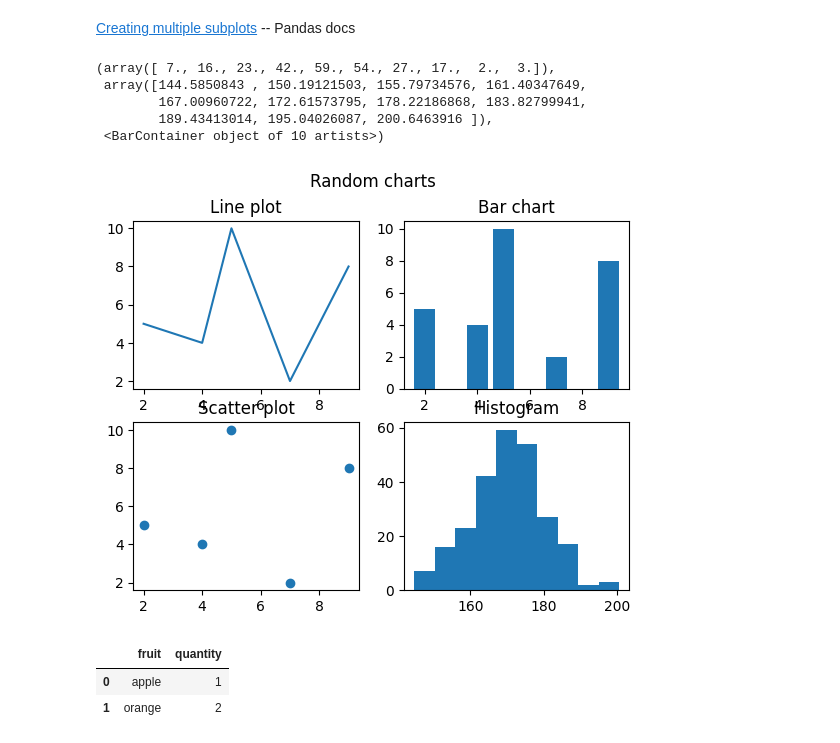
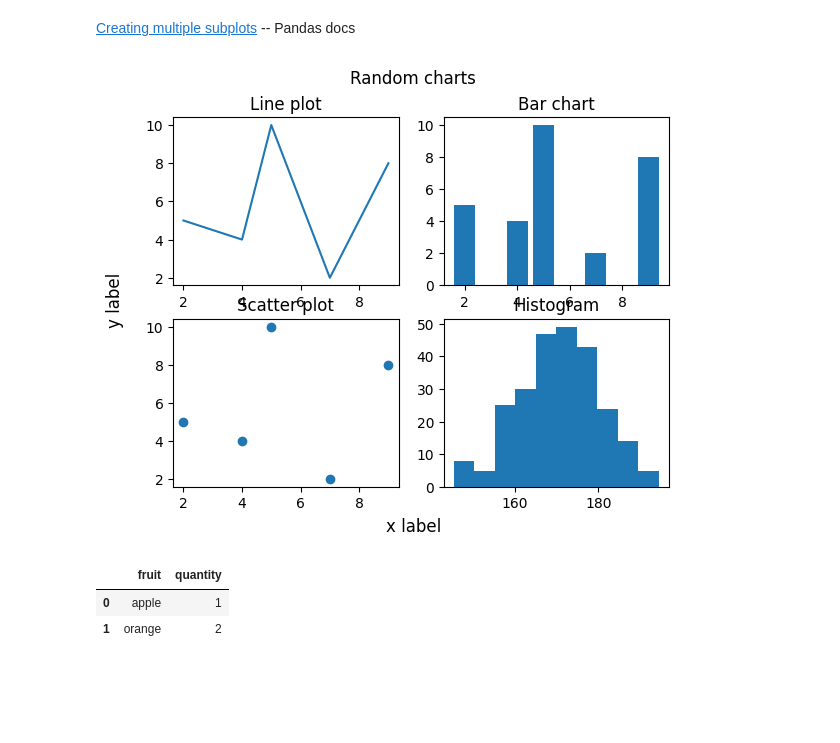
Before and after one commit to arnavjagia/5-sem-lab, a Jupyter notebook: ML/dump/Lab02asdf.ipynb, the cells around one changed output. Saved outputs shown, nothing was run; the diff lists cells and outputs as text; code cells hidden in the pictures; blank space fills up the shorter version.

```diff
--- a/ML/dump/Lab02asdf.ipynb
+++ b/ML/dump/Lab02asdf.ipynb
@@ -7,29 +7,29 @@ import numpy as np
 # %%
 X = [2, 4, 5, 7, 9]
 Y = [5, 4, 10, 2, 8]
 
 fig, axes = plt.subplots(nrows=2, ncols=2)
 fig.suptitle('Random charts')
+fig.supxlabel("x label")
+fig.supylabel("y label")
 
 axes[0, 0].set_title('Line plot')
 axes[0, 0].plot(X, Y)
+# axes[0, 0].set_xlabel("axes[0, 0]'s own xlabel")
 
 axes[0, 1].set_title('Bar chart')
 axes[0, 1].bar(X, Y)
 
 axes[1, 0].set_title('Scatter plot')
 axes[1, 0].scatter(X, Y)
 
 distribution = np.random.normal(170, 10, 250)
 axes[1, 1].set_title('Histogram')
 axes[1, 1].hist(distribution)
+
+plt.show()
 # %% [output]
-(array([ 7., 16., 23., 42., 59., 54., 27., 17.,  2.,  3.]),
- array([144.5850843 , 150.19121503, 155.79734576, 161.40347649,
-        167.00960722, 172.61573795, 178.22186868, 183.82799941,
-        189.43413014, 195.04026087, 200.6463916 ]),
- <BarContainer object of 10 artists>)
-[figure, old version]
+[figure, new version]
 # %%
 df = pd.DataFrame({
     'fruit': ['apple', 'orange'],
```
Also changed, not shown: 8 other files.
